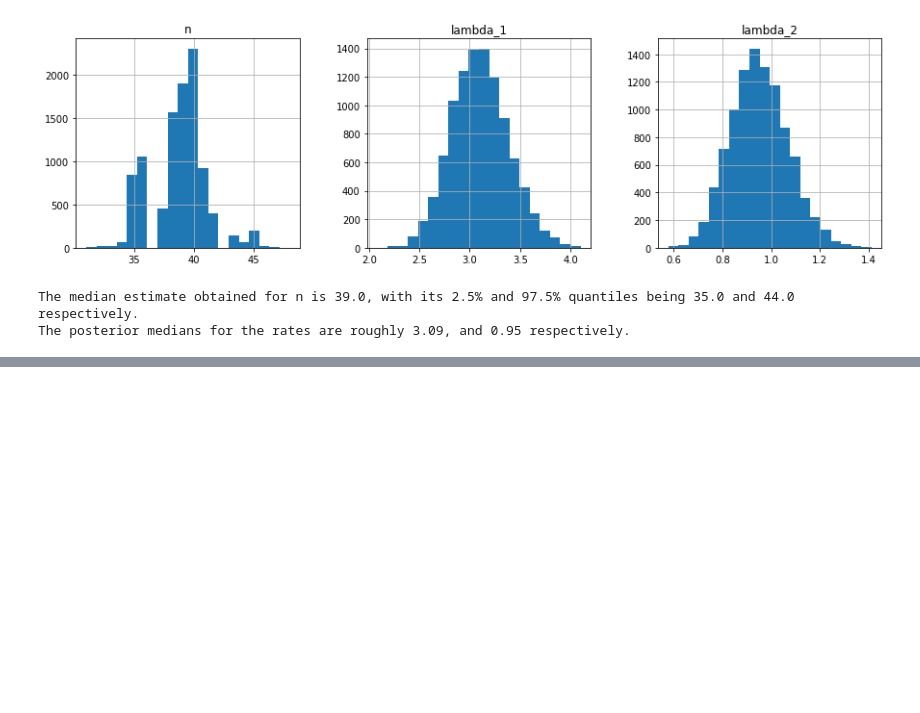
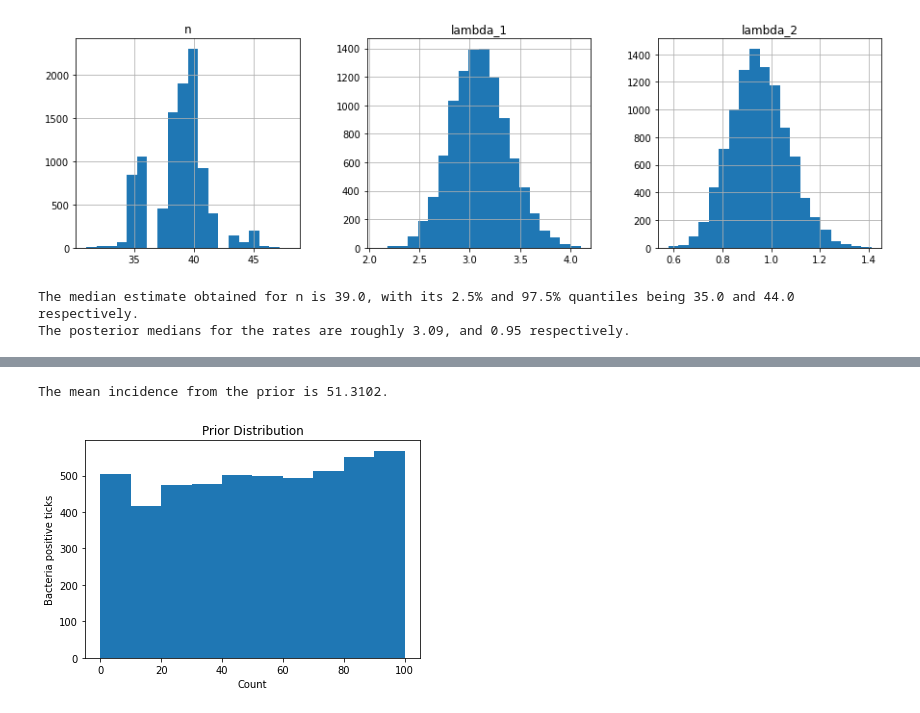
Before and after one commit to KCGallagher/periodic-sampling, a Jupyter notebook: periodic_sampling/gibbs_sampler/exampler.ipynb, the cells around one changed output, grey strips where cells are left out. Saved outputs shown, nothing was run; the diff lists cells and outputs as text; code cells hidden in the pictures; blank space fills up the shorter version.

```diff
--- a/periodic_sampling/gibbs_sampler/exampler.ipynb
+++ b/periodic_sampling/gibbs_sampler/exampler.ipynb
@@ -211,0 +241,15 @@ The posterior medians for the rates are roughly 3.09, and 0.95 respectively.
+# %%
+# Prior dist
+a = 1; b = 1
+
+def beta_binomial_sample(a, b, N, size):
+    theta = np.random.beta(a=a, b=b, size=size)  # Uniform distribution
+    return np.random.binomial(n=N, p=theta)
+
+count = beta_binomial_sample(a, b, 100, 5000)
+plt.hist(count); plt.xlabel('Count');
+plt.ylabel('Bacteria positive ticks'); plt.title('Prior Distribution')
+print(f"The mean incidence from the prior is {np.mean(count)}.")
+# %% [output]
+The mean incidence from the prior is 51.3102.
+[figure, added]
```
Also changed, not shown: parts of 19 cells of this notebook.
